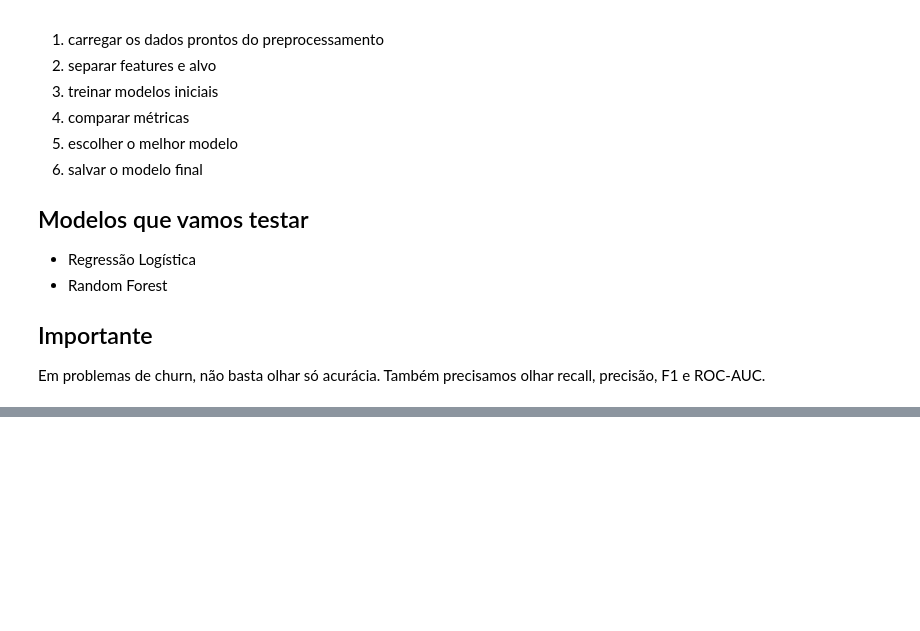
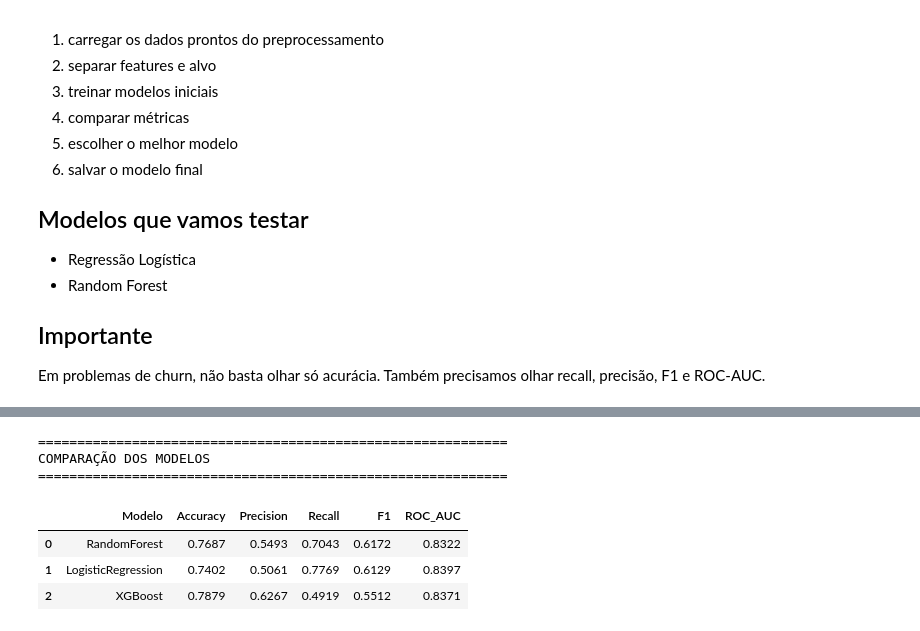
Before and after one commit to Meschick/telco-churn-ml, a Jupyter notebook: notebooks/04_treinamento.ipynb, the cells around one changed output, grey strips where cells are left out. Cells and saved outputs as stored; diff of their text form; code cells hidden in the pictures; blank space fills up the shorter version.

Commit message:
fat: finalizando as etapas da pipeline do treinamento do modelo

```diff
--- a/notebooks/04_treinamento.ipynb
+++ b/notebooks/04_treinamento.ipynb
@@ -254,0 +495,71 @@ Próximo passo: avaliação final usando o threshold ajustado.
+# %%
+# %%
+# ============================================================
+# AVALIAÇÃO DOS MODELOS
+# ============================================================
+
+results = []
+
+for model_name in trained_models:
+
+    y_pred = predictions[model_name]["y_pred"]
+    y_prob = predictions[model_name]["y_prob"]
+
+    result = {
+        "Modelo": model_name,
+
+        "Accuracy": accuracy_score(
+            y_test,
+            y_pred
+        ),
+
+        "Precision": precision_score(
+            y_test,
+            y_pred,
+            zero_division=0
+        ),
+
+        "Recall": recall_score(
+            y_test,
+            y_pred,
+            zero_division=0
+        ),
+
+        "F1": f1_score(
+            y_test,
+            y_pred,
+            zero_division=0
+        ),
+
+        "ROC_AUC": roc_auc_score(
+            y_test,
+            y_prob
+        )
+    }
+
+    results.append(result)
+
+
+comparison_df = pd.DataFrame(results)
+
+comparison_df = comparison_df.sort_values(
+    by="F1",
+    ascending=False
+).reset_index(drop=True)
+
+
+print("=" * 60)
+print("COMPARAÇÃO DOS MODELOS")
+print("=" * 60)
+
+display(
+    comparison_df.round(4)
+)
+# %% [output]
+============================================================
+COMPARAÇÃO DOS MODELOS
+============================================================
+|  | Modelo | Accuracy | Precision | Recall | F1 | ROC_AUC |
+| 0 | RandomForest | 0.7687 | 0.5493 | 0.7043 | 0.6172 | 0.8322 |
+| 1 | LogisticRegression | 0.7402 | 0.5061 | 0.7769 | 0.6129 | 0.8397 |
+| 2 | XGBoost | 0.7879 | 0.6267 | 0.4919 | 0.5512 | 0.8371 |
```
Also changed, not shown: parts of 28 cells of this notebook, 5 other files.
